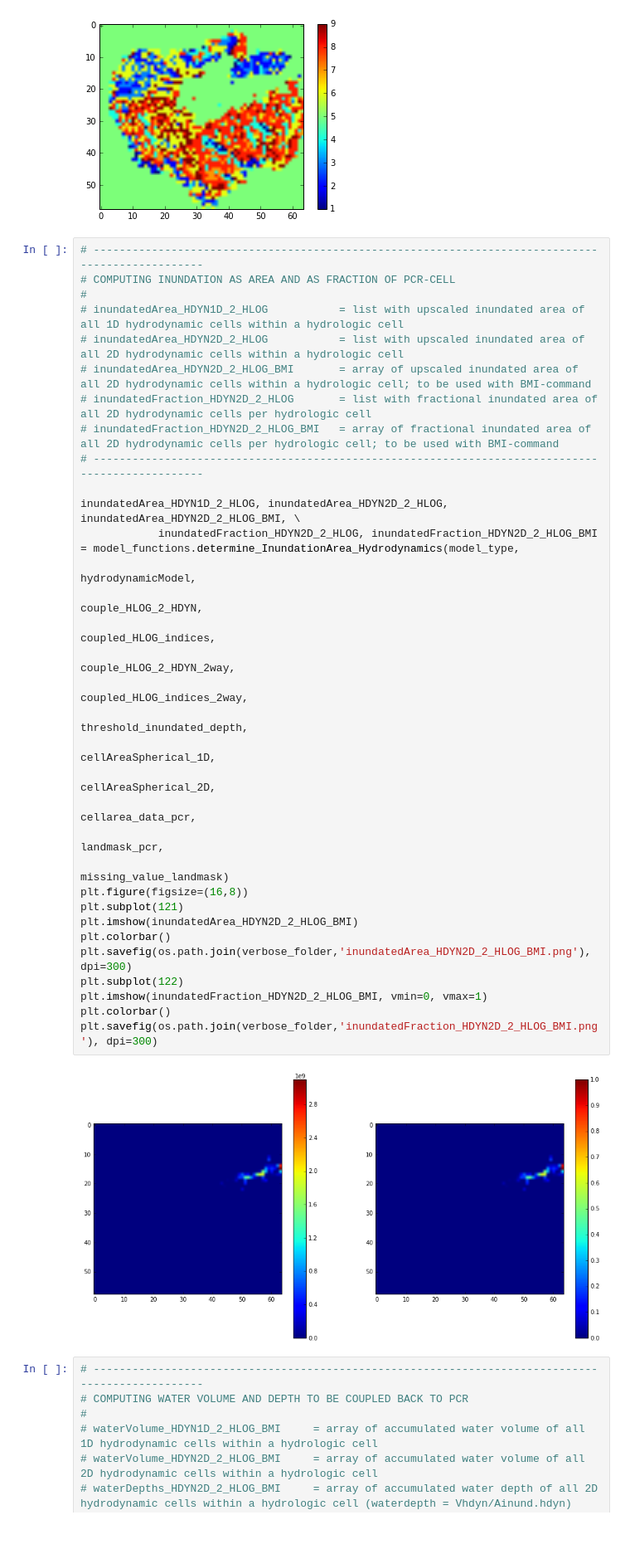
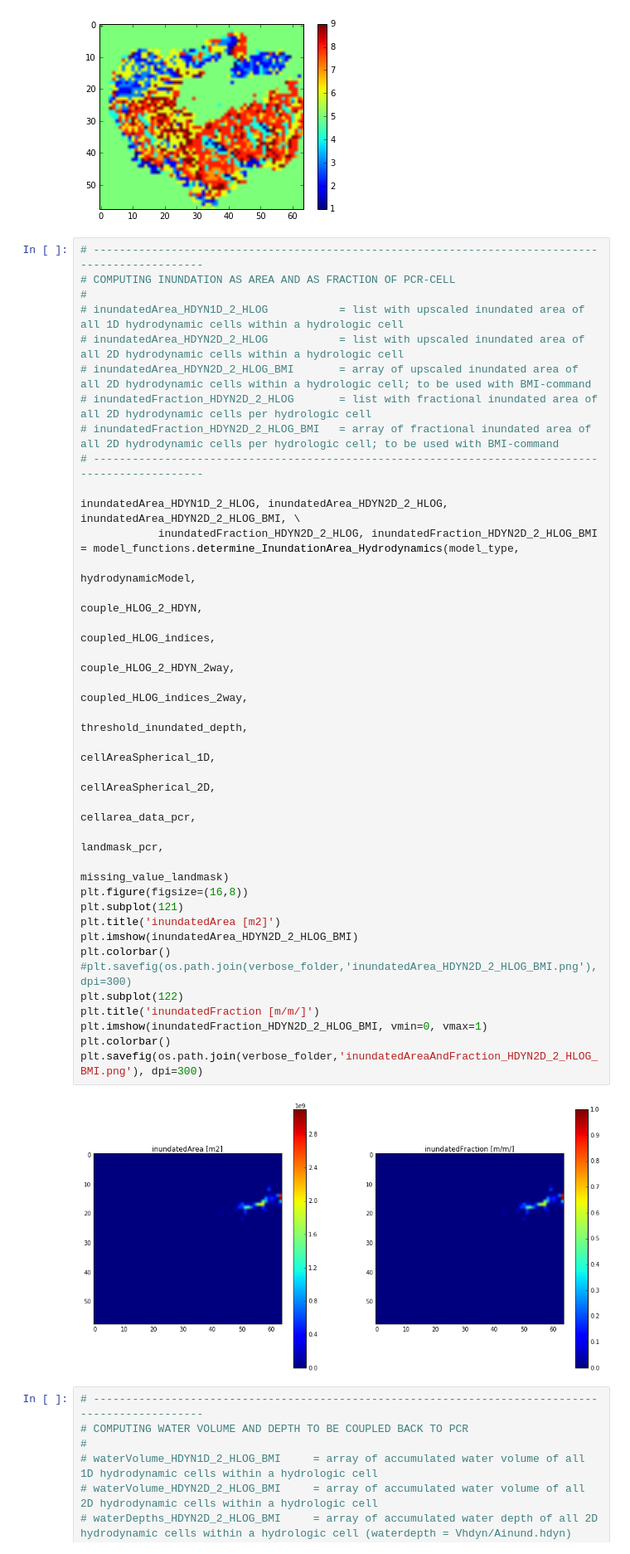
Before and after one commit to wk1984/glofrim, a Jupyter notebook: couplingFramework_v2_LFPtoPCR.ipynb, the cells around one changed output. Shown at 83% size. Drawn from its saved outputs; the diff is of its cells as text.

```diff
--- a/couplingFramework_v2_LFPtoPCR.ipynb
+++ b/couplingFramework_v2_LFPtoPCR.ipynb
@@ -277,36 +277,38 @@ plt.savefig(os.path.join(verbose_folder,'coupledLDD.png'), dpi=300)
 # COMPUTING INUNDATION AS AREA AND AS FRACTION OF PCR-CELL
 #
 # inundatedArea_HDYN1D_2_HLOG			= list with upscaled inundated area of all 1D hydrodynamic cells within a hydrologic cell
 # inundatedArea_HDYN2D_2_HLOG			= list with upscaled inundated area of all 2D hydrodynamic cells within a hydrologic cell
 # inundatedArea_HDYN2D_2_HLOG_BMI		= array of upscaled inundated area of all 2D hydrodynamic cells within a hydrologic cell; to be used with BMI-command
 # inundatedFraction_HDYN2D_2_HLOG		= list with fractional inundated area of all 2D hydrodynamic cells per hydrologic cell
 # inundatedFraction_HDYN2D_2_HLOG_BMI	= array of fractional inundated area of all 2D hydrodynamic cells per hydrologic cell; to be used with BMI-command
 # -------------------------------------------------------------------------------------------------
 
 inundatedArea_HDYN1D_2_HLOG, inundatedArea_HDYN2D_2_HLOG, inundatedArea_HDYN2D_2_HLOG_BMI, \
 			inundatedFraction_HDYN2D_2_HLOG, inundatedFraction_HDYN2D_2_HLOG_BMI = model_functions.determine_InundationArea_Hydrodynamics(model_type,
                                                                                                                                         hydrodynamicModel,
                                                                                                                                         couple_HLOG_2_HDYN,
                                                                                                                                         coupled_HLOG_indices,
 																																		couple_HLOG_2_HDYN_2way,
 																																		coupled_HLOG_indices_2way,
 																																		threshold_inundated_depth,
 																																		cellAreaSpherical_1D,
 																																		cellAreaSpherical_2D,
 																																		cellarea_data_pcr,
 																																		landmask_pcr,
 																																		missing_value_landmask)
 plt.figure(figsize=(16,8))
 plt.subplot(121)
+plt.title('inundatedArea [m2]')
 plt.imshow(inundatedArea_HDYN2D_2_HLOG_BMI)
 plt.colorbar()
-plt.savefig(os.path.join(verbose_folder,'inundatedArea_HDYN2D_2_HLOG_BMI.png'), dpi=300)
+#plt.savefig(os.path.join(verbose_folder,'inundatedArea_HDYN2D_2_HLOG_BMI.png'), dpi=300)
 plt.subplot(122)
+plt.title('inundatedFraction [m/m/]')
 plt.imshow(inundatedFraction_HDYN2D_2_HLOG_BMI, vmin=0, vmax=1)
 plt.colorbar()
-plt.savefig(os.path.join(verbose_folder,'inundatedFraction_HDYN2D_2_HLOG_BMI.png'), dpi=300)
+plt.savefig(os.path.join(verbose_folder,'inundatedAreaAndFraction_HDYN2D_2_HLOG_BMI.png'), dpi=300)
 # %% [output]
-[figure, old version]
+[figure, new version]
 # %%
 # -------------------------------------------------------------------------------------------------
 # COMPUTING WATER VOLUME AND DEPTH TO BE COUPLED BACK TO PCR
```
Also changed, not shown: parts of 24 cells of this notebook, 4 other files.
